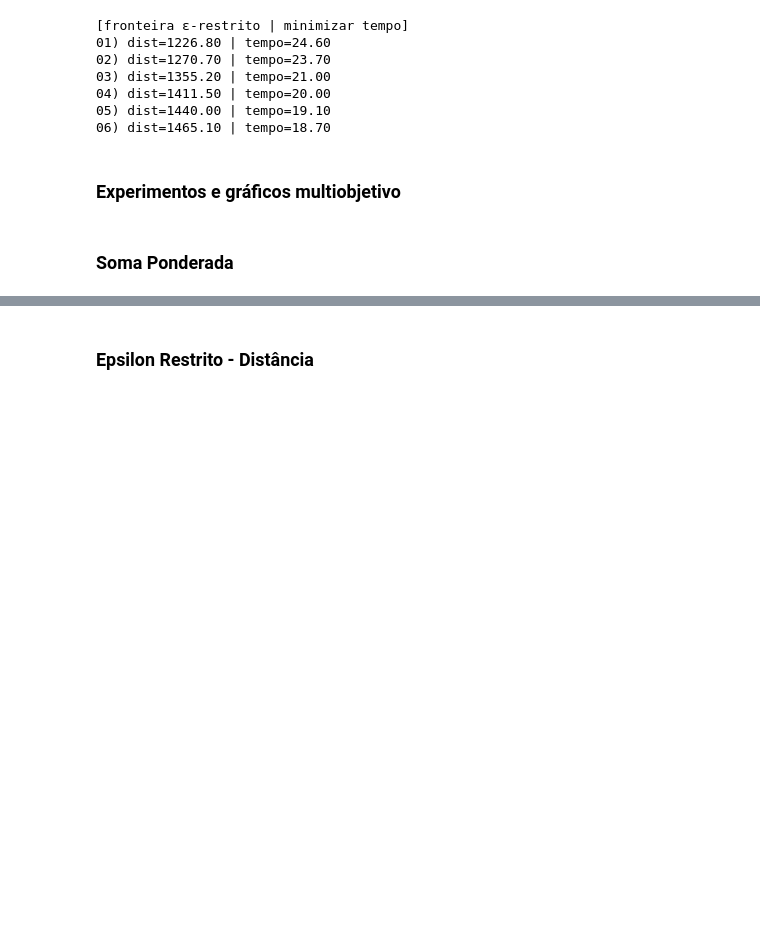
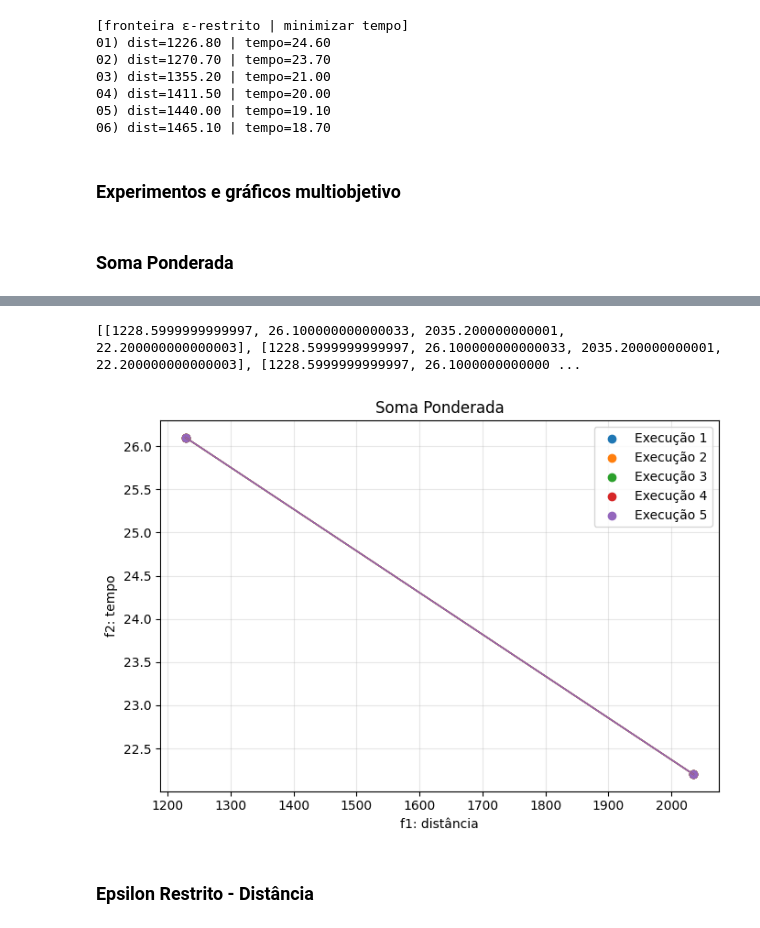
Before and after one commit to acpDaniel/Travelling-Salesman-Problem-TSP, a Jupyter notebook: tsp.ipynb, the cells around one changed output, grey strips where cells are left out. Saved outputs shown, nothing was run; the diff lists cells and outputs as text; code cells hidden in the pictures; blank space fills up the shorter version.

```diff
--- a/tsp.ipynb
+++ b/tsp.ipynb
@@ -1047,3 +1064,8 @@ plot_pareto_execucoes(soma_ponderada, "Soma Ponderada", True)
+# %%
+plot_pareto_execucoes(soma_ponderada, "Soma Ponderada", False)
+# %% [output]
+[[1228.5999999999997, 26.100000000000033, 2035.200000000001, 22.200000000000003], [1228.5999999999997, 26.100000000000033, 2035.200000000001, 22.200000000000003], [1228.5999999999997, 26.1000000000000 ...
+[figure, added]
 # %% [markdown]
 ### Epsilon Restrito - Distância
 # %%
```
Also changed, not shown: parts of 5 cells of this notebook.
